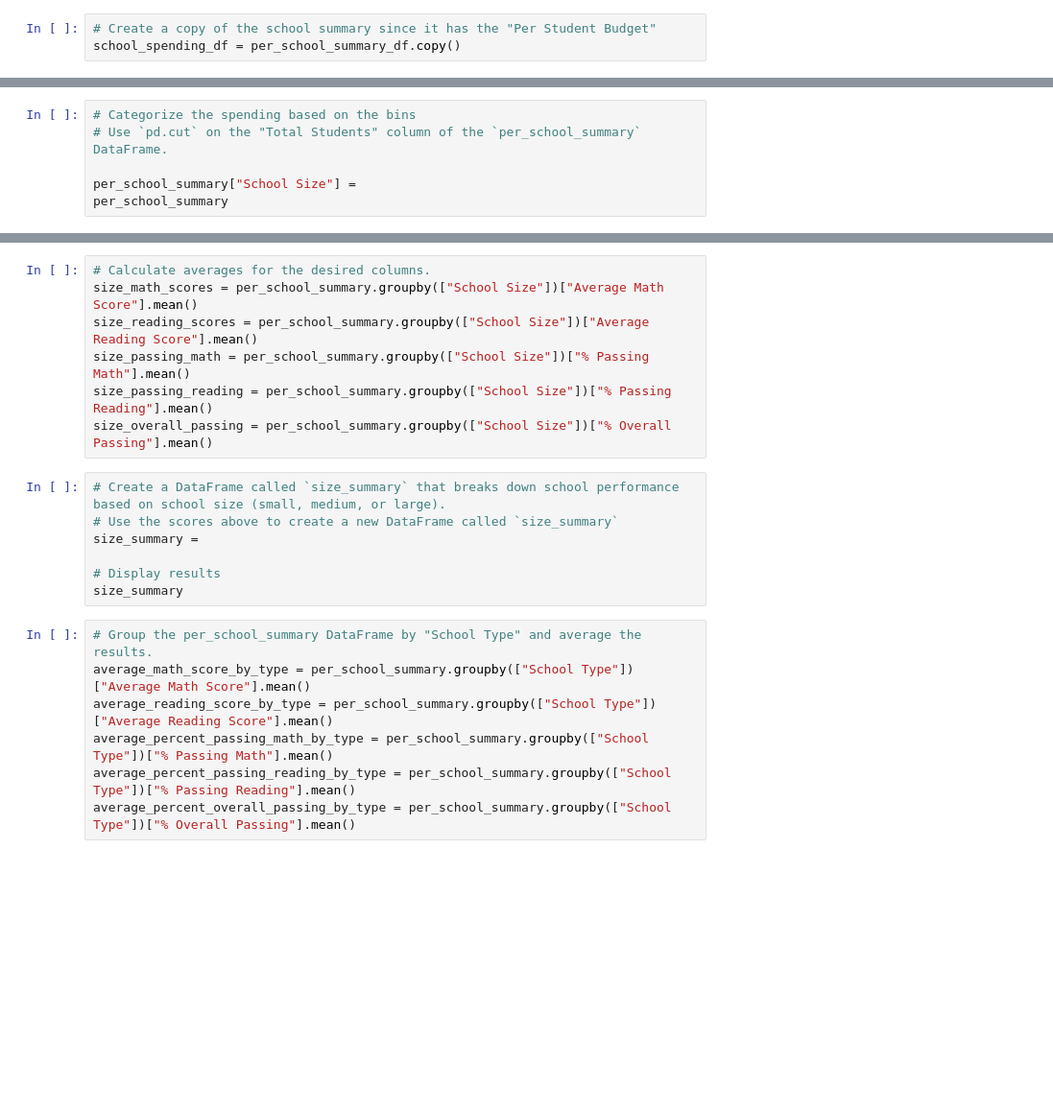
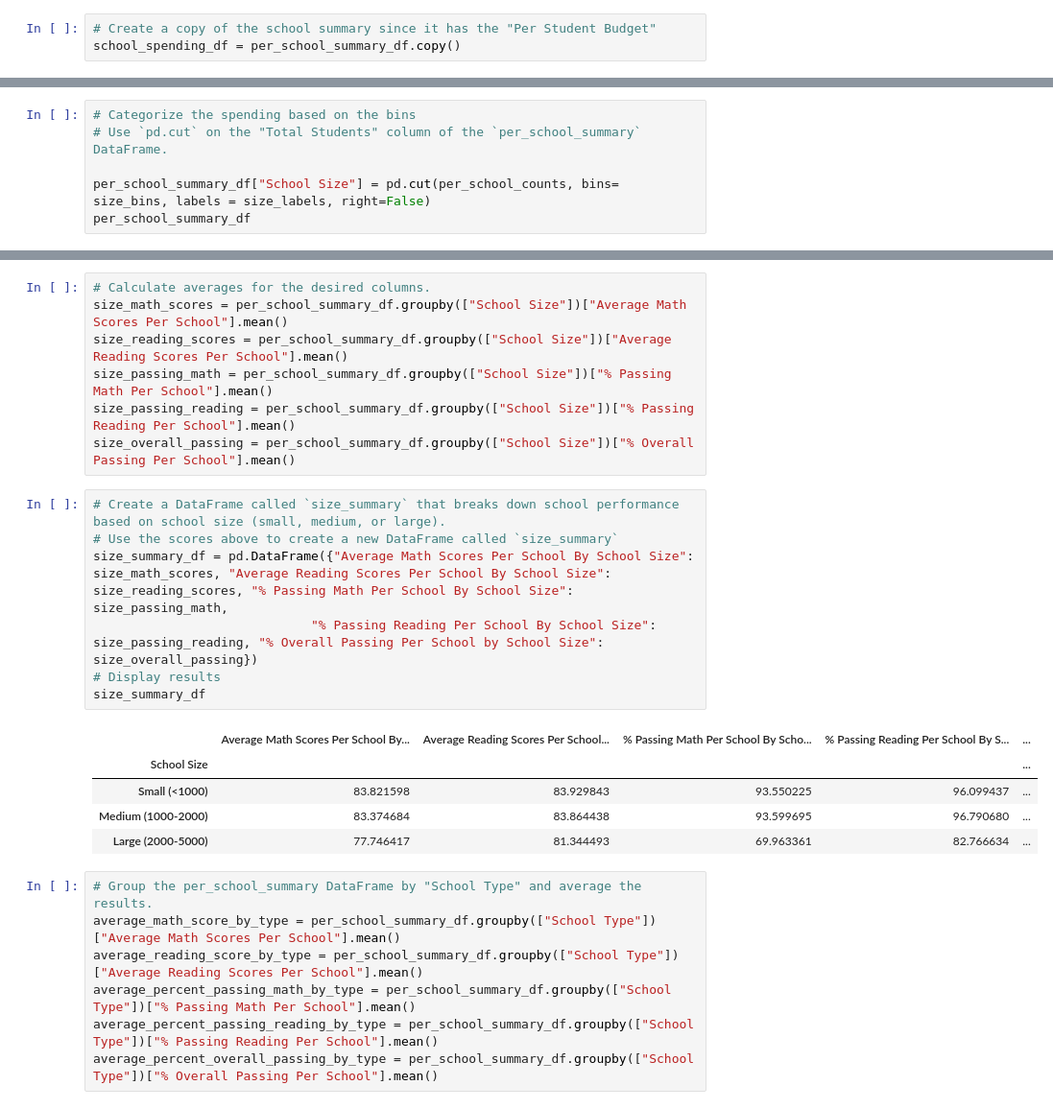
Before and after one commit to DidemBl/pandas-challenge, a Jupyter notebook: PyCitySchools/PyCitySchools.ipynb, the cells around one changed output, grey strips where cells are left out. Shown: that part at 96% size. Cells and saved outputs as stored; diff of their text form; blank space fills up the shorter version.

```diff
--- a/PyCitySchools/PyCitySchools.ipynb
+++ b/PyCitySchools/PyCitySchools.ipynb
@@ -475,5 +510,5 @@ labels = ["Small (<1000)", "Medium (1000-2000)", "Large (2000-5000)"]
 # Categorize the spending based on the bins
 # Use `pd.cut` on the "Total Students" column of the `per_school_summary` DataFrame.
 
-per_school_summary["School Size"] =
-per_school_summary
+per_school_summary_df["School Size"] = pd.cut(per_school_counts, bins= size_bins, labels = size_labels, right=False)
+per_school_summary_df
@@ -480,23 +533,29 @@ per_school_summary
 # %%
 # Calculate averages for the desired columns.
-size_math_scores = per_school_summary.groupby(["School Size"])["Average Math Score"].mean()
-size_reading_scores = per_school_summary.groupby(["School Size"])["Average Reading Score"].mean()
-size_passing_math = per_school_summary.groupby(["School Size"])["% Passing Math"].mean()
-size_passing_reading = per_school_summary.groupby(["School Size"])["% Passing Reading"].mean()
-size_overall_passing = per_school_summary.groupby(["School Size"])["% Overall Passing"].mean()
+size_math_scores = per_school_summary_df.groupby(["School Size"])["Average Math Scores Per School"].mean()
+size_reading_scores = per_school_summary_df.groupby(["School Size"])["Average Reading Scores Per School"].mean()
+size_passing_math = per_school_summary_df.groupby(["School Size"])["% Passing Math Per School"].mean()
+size_passing_reading = per_school_summary_df.groupby(["School Size"])["% Passing Reading Per School"].mean()
+size_overall_passing = per_school_summary_df.groupby(["School Size"])["% Overall Passing Per School"].mean()
 # %%
 # Create a DataFrame called `size_summary` that breaks down school performance based on school size (small, medium, or large).
 # Use the scores above to create a new DataFrame called `size_summary`
-size_summary =
-
+size_summary_df = pd.DataFrame({"Average Math Scores Per School By School Size": size_math_scores, "Average Reading Scores Per School By School Size": size_reading_scores, "% Passing Math Per School By School Size": size_passing_math,
+                             "% Passing Reading Per School By School Size": size_passing_reading, "% Overall Passing Per School by School Size": size_overall_passing})
 # Display results
-size_summary
+size_summary_df
+# %% [output]
+|  | Average Math Scores Per School By... | Average Reading Scores Per School... | % Passing Math Per School By Scho... | % Passing Reading Per School By S... | ... |
+| School Size |  |  |  |  | ... |
+| Small (<1000) | 83.821598 | 83.929843 | 93.550225 | 96.099437 | ... |
+| Medium (1000-2000) | 83.374684 | 83.864438 | 93.599695 | 96.790680 | ... |
+| Large (2000-5000) | 77.746417 | 81.344493 | 69.963361 | 82.766634 | ... |
 # %%
 # Group the per_school_summary DataFrame by "School Type" and average the results.
-average_math_score_by_type = per_school_summary.groupby(["School Type"])["Average Math Score"].mean()
-average_reading_score_by_type = per_school_summary.groupby(["School Type"])["Average Reading Score"].mean()
-average_percent_passing_math_by_type = per_school_summary.groupby(["School Type"])["% Passing Math"].mean()
-average_percent_passing_reading_by_type = per_school_summary.groupby(["School Type"])["% Passing Reading"].mean()
-average_percent_overall_passing_by_type = per_school_summary.groupby(["School Type"])["% Overall Passing"].mean()
+average_math_score_by_type = per_school_summary_df.groupby(["School Type"])["Average Math Scores Per School"].mean()
+average_reading_score_by_type = per_school_summary_df.groupby(["School Type"])["Average Reading Scores Per School"].mean()
+average_percent_passing_math_by_type = per_school_summary_df.groupby(["School Type"])["% Passing Math Per School"].mean()
+average_percent_passing_reading_by_type = per_school_summary_df.groupby(["School Type"])["% Passing Reading Per School"].mean()
+average_percent_overall_passing_by_type = per_school_summary_df.groupby(["School Type"])["% Overall Passing Per School"].mean()
 # %%
 # Assemble the new data by type into a DataFrame called `type_summary`
```
Also changed, not shown: parts of 8 cells of this notebook.
